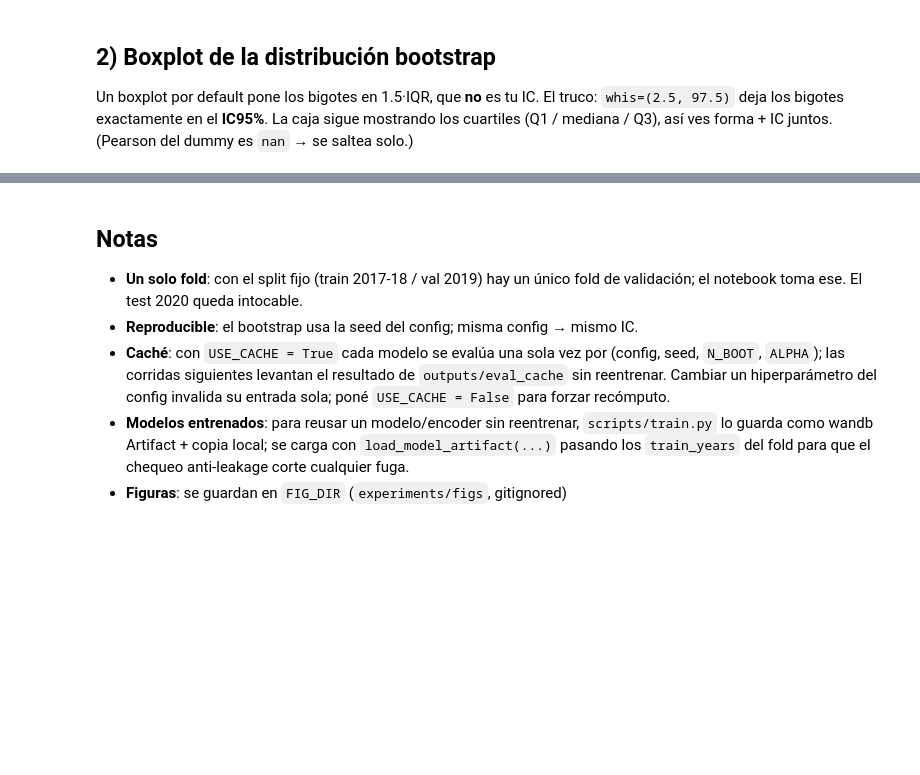
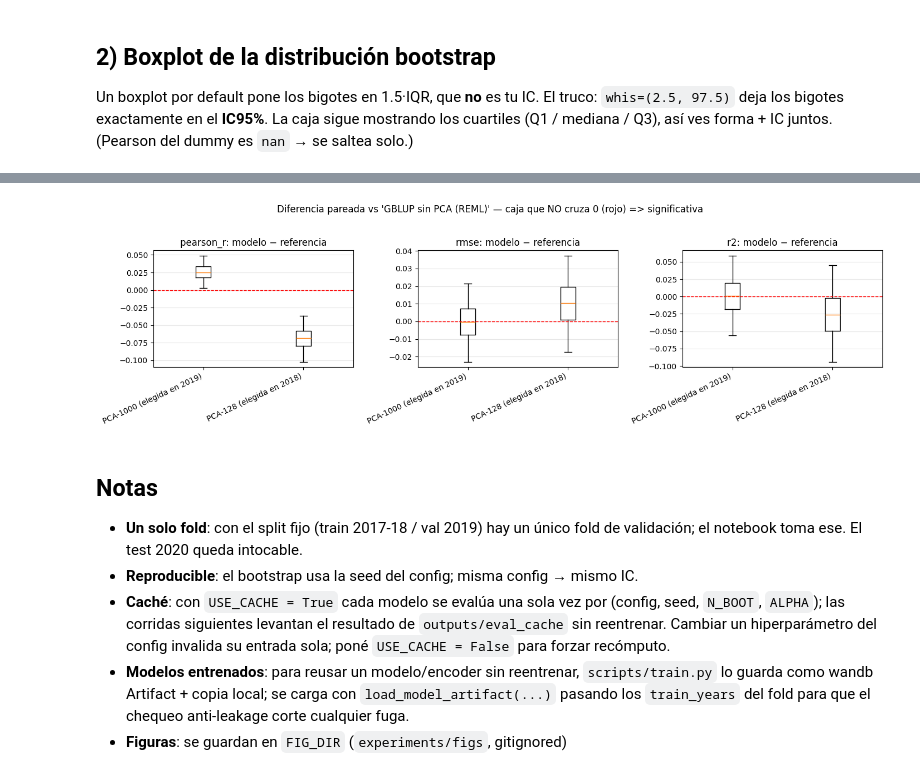
Before and after one commit to octavioromagnoli/maze-genomic-pred, a Jupyter notebook: notebooks/comparar_modelos_ci.ipynb, the cells around one changed output, grey strips where cells are left out. Saved outputs shown, nothing was run; the diff lists cells and outputs as text; code cells hidden in the pictures; blank space fills up the shorter version.

```diff
--- a/notebooks/comparar_modelos_ci.ipynb
+++ b/notebooks/comparar_modelos_ci.ipynb
@@ -183,3 +254,31 @@ for m in ("rmse", "r2"):
+# %%
+# === Boxplot de la DIFERENCIA pareada vs la referencia: ESTO sí mide significancia ==
+# Una caja por (modelo - referencia) sobre el MISMO resample. Si la caja/bigotes
+# (IC95%) NO cruzan el 0 (línea roja) => diferencia significativa. Signo: para
+# Pearson/R² arriba de 0 = el modelo le gana al baseline; para RMSE es al revés.
+# (Dos boxplots marginales "uno más arriba" NO alcanzan: se solapan por el ruido
+#  compartido de val; la diferencia lo cancela y por eso se puede leer.)
+ref = list(samples_by_model)[0]
+others = list(samples_by_model)[1:]
+fig, axes = plt.subplots(1, len(METRICS), figsize=(4.8 * len(METRICS), 4))
+for ax, m in zip(np.atleast_1d(axes), METRICS):
+    data = []
+    for name in others:
+        sx, sr = samples_by_model[name][m], samples_by_model[ref][m]
+        n = min(len(sx), len(sr))
+        d = (sx[:n] - sr[:n]); data.append(d[np.isfinite(d)])
+    ax.boxplot(data, whis=(2.5, 97.5), showfliers=False)
+    ax.set_xticks(range(1, len(others) + 1))
+    ax.set_xticklabels(others, rotation=25, ha="right")
+    ax.axhline(0, color="red", ls="--", lw=1)          # 'sin diferencia'
+    ax.set_title(f"{m}: modelo − referencia")
+    ax.grid(True, axis="y", alpha=0.3)
+fig.suptitle(f"Diferencia pareada vs '{ref}' — caja que NO cruza 0 (rojo) => significativa", y=1.03)
+fig.tight_layout()
+fig.savefig(FIG_DIR / "box_paired_diff.png", dpi=150, bbox_inches="tight")
+plt.show()
+# %% [output]
+[figure, added]
 # %% [markdown]
 ## Notas
 
```
Also changed, not shown: parts of 7 cells of this notebook, 6 other files.
